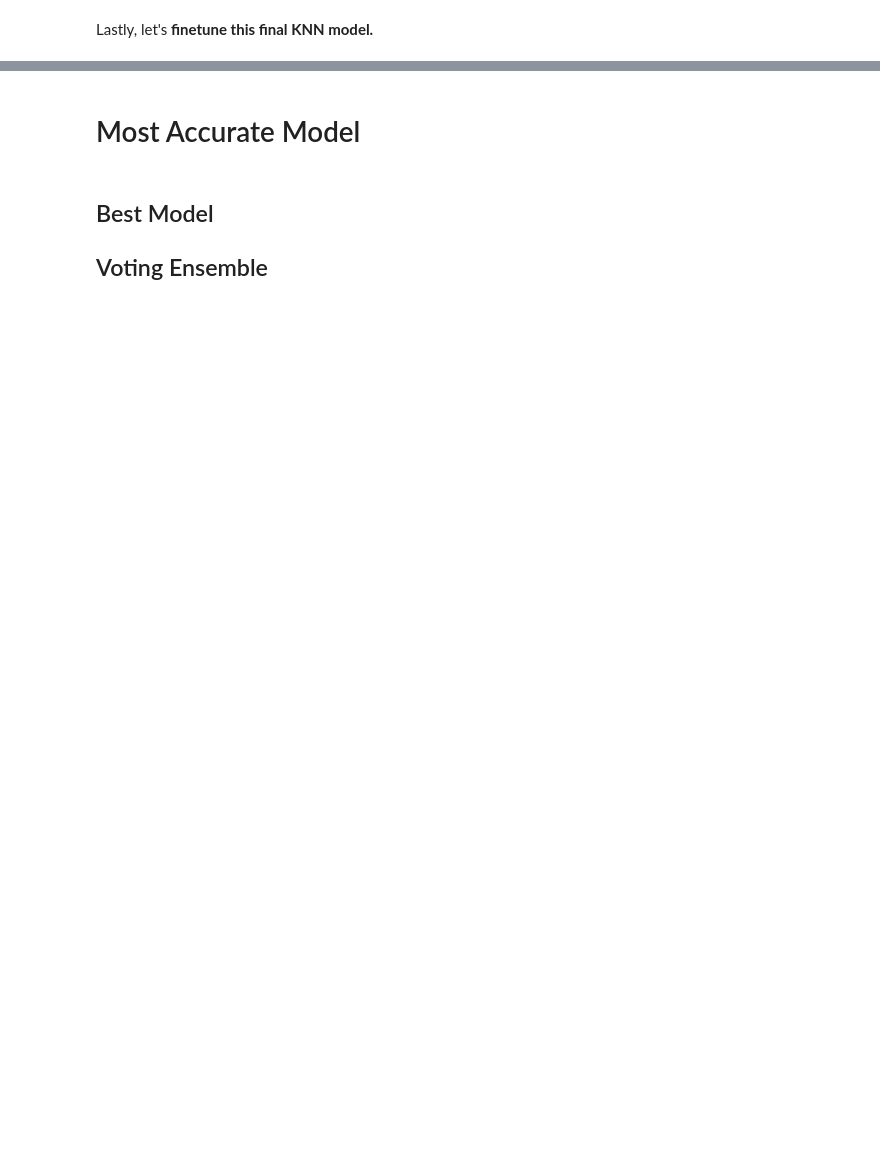
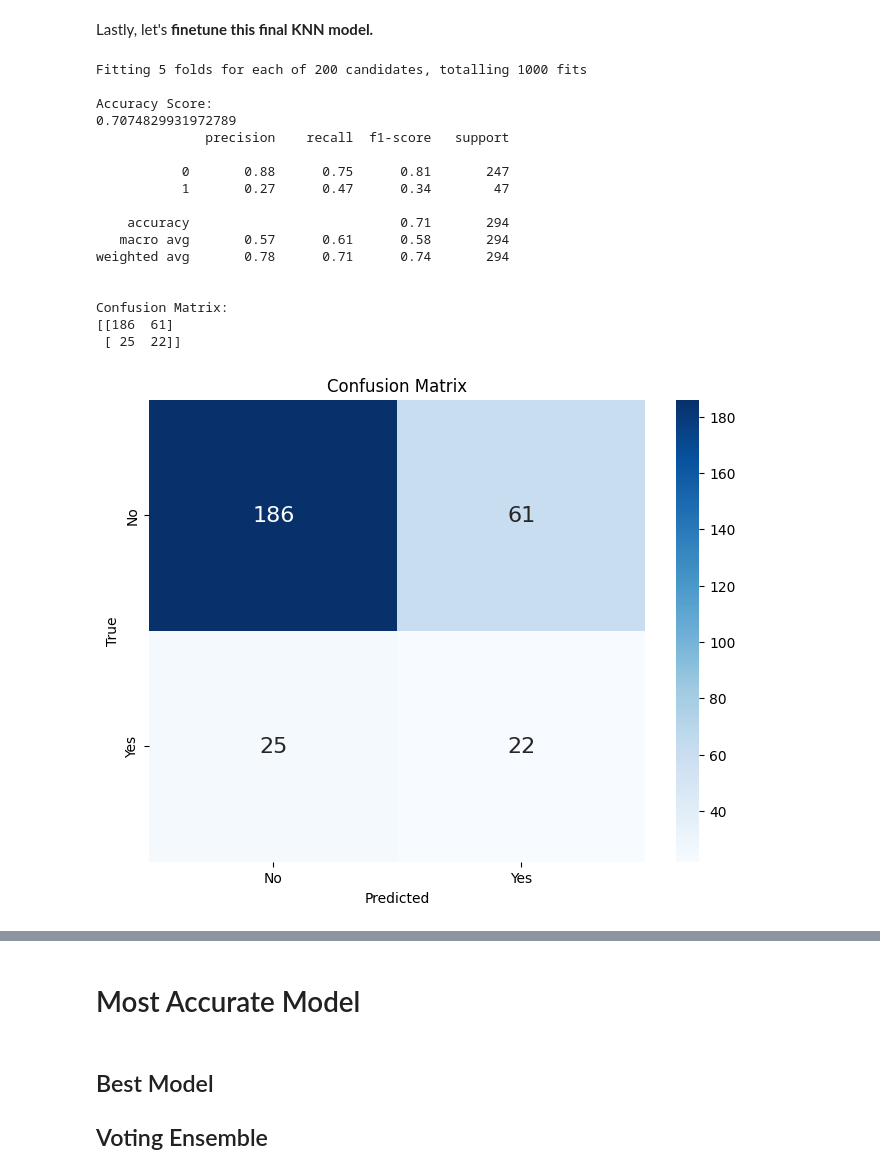
Before and after one commit to byrdwcrawford/HR_Analytics, a Jupyter notebook: HR_Model_Final.ipynb, the cells around one changed output, grey strips where cells are left out. Saved outputs shown, nothing was run; the diff lists cells and outputs as text; code cells hidden in the pictures; blank space fills up the shorter version.

```diff
--- a/HR_Model_Final.ipynb
+++ b/HR_Model_Final.ipynb
@@ -1607,7 +1628,7 @@ plt.show()
 Lastly, let's **finetune this final KNN model.**
 # %%
 # Define the parameter grid
-param_grid = {
+param_grid_knn_fi = {
     'n_neighbors': [3, 5, 7, 9, 11],
     'weights': ['uniform', 'distance'],
     'algorithm': ['auto', 'ball_tree', 'kd_tree', 'brute'],
@@ -1618,35 +1639,54 @@ param_grid = {
 clf_knn_fi_balanced_cv = KNeighborsClassifier()
 
 # Initialize GridSearchCV with the classifier and parameter grid
-grid_search = GridSearchCV(estimator=clf_knn_fi_balanced_cv, param_grid=param_grid,
+grid_search = GridSearchCV(estimator=clf_knn_fi_balanced_cv, param_grid=param_grid_knn_fi,
                            scoring='accuracy', cv=5, n_jobs=-1, verbose=1)
 
 # Fit GridSearchCV to the training data
 grid_search.fit(X_train_balanced_fi, y_train_balanced_fi)
 
 # Get the best estimator
 best_clf_knn_fi_balanced_cv = grid_search.best_estimator_
 
 # Make predictions with the best estimator
 y_pred_knn_fi_balanced_cv = best_clf_knn_fi_balanced_cv.predict(X_test_fi)
 
 # Evaluate the best estimator
 print("\nAccuracy Score:")
 print(accuracy_score(y_test_fi, y_pred_knn_fi_balanced_cv))
 print(classification_report(y_test_fi, y_pred_knn_fi_balanced_cv))
 
 print("\nConfusion Matrix:")
 cm_knn_fi_balanced_cv = confusion_matrix(y_test_fi, y_pred_knn_fi_balanced_cv)
 print(cm_knn_fi_balanced_cv)
 
 # Plot confusion matrix
 plt.figure(figsize=(8, 6))
 sns.heatmap(cm_knn_fi_balanced_cv, annot=True, cmap='Blues', fmt='g', annot_kws={"size": 16},
             xticklabels=['No', 'Yes'], yticklabels=['No', 'Yes'])
 plt.xlabel('Predicted')
 plt.ylabel('True')
 plt.title('Confusion Matrix')
 plt.show()
+# %% [output]
+Fitting 5 folds for each of 200 candidates, totalling 1000 fits
+
+Accuracy Score:
+0.7074829931972789
+              precision    recall  f1-score   support
+
+           0       0.88      0.75      0.81       247
+           1       0.27      0.47      0.34        47
+
+    accuracy                           0.71       294
+   macro avg       0.57      0.61      0.58       294
+weighted avg       0.78      0.71      0.74       294
+
+
+Confusion Matrix:
+[[186  61]
+ [ 25  22]]
+[figure, added]
 # %%
 def table_values(model_name, model_pred_vals):
 
```
Also changed, not shown: parts of 24 cells of this notebook.
